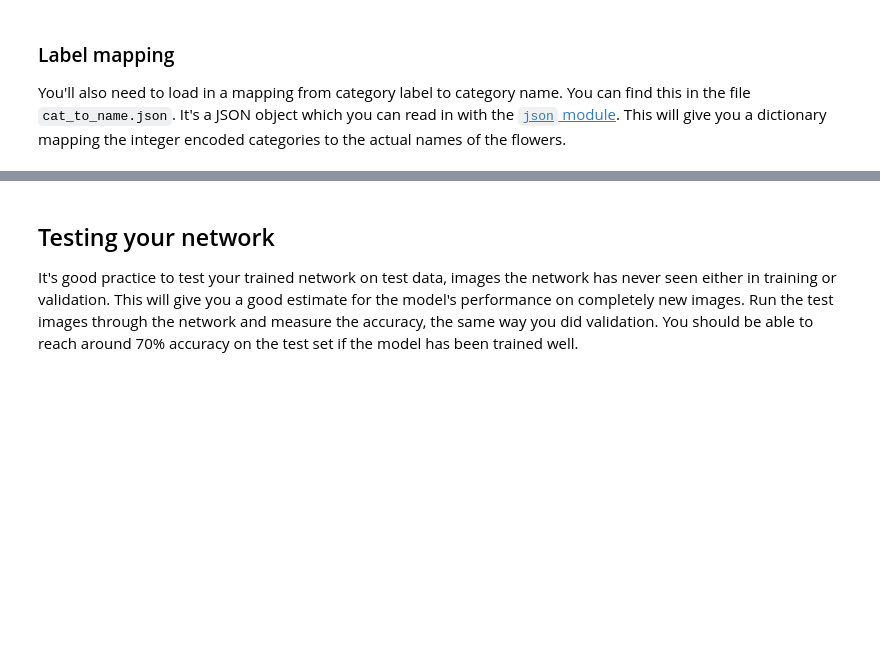
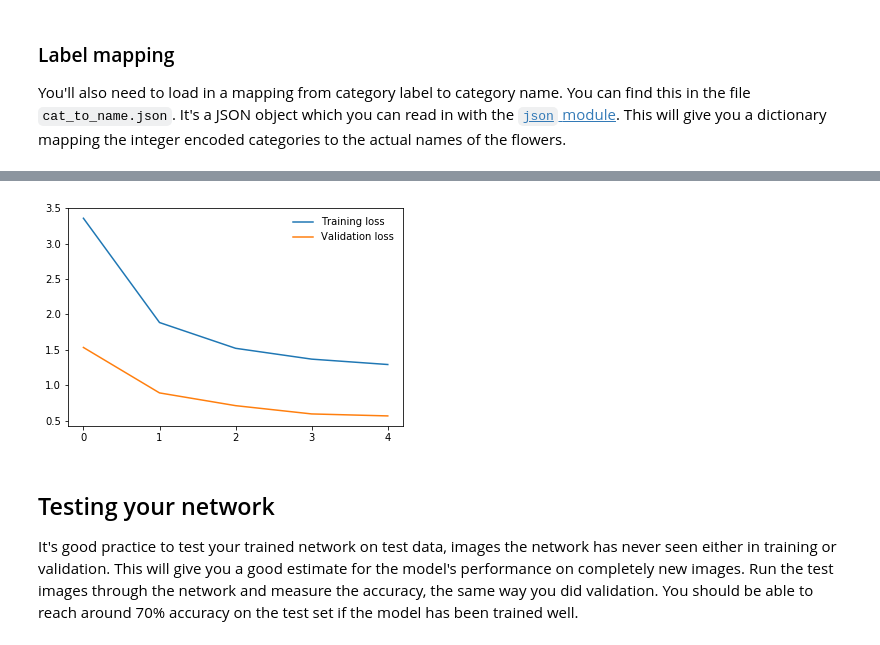
Before and after one commit to k-bosko/Image-Classifier, a Jupyter notebook: p2_deep_learning/Image Classifier Project.ipynb, the cells around one changed output, grey strips where cells are left out. Drawn from its saved outputs; the diff is of its cells as text; code cells hidden in the pictures; blank space fills up the shorter version.

```diff
--- a/p2_deep_learning/Image Classifier Project.ipynb
+++ b/p2_deep_learning/Image Classifier Project.ipynb
@@ -86,7 +88,7 @@ You'll also need to load in a mapping from category label to category name. You
 # %%
 import json
 
-with open('cat_to_name.json', 'r') as f:
+with open('assets/cat_to_name.json', 'r') as f:
     cat_to_name = json.load(f)
 # %% [markdown]
 # Building and training the classifier
@@ -238,29 +296,9 @@ def validation(model, validloader, criterion):
         print("Time per test step: {}".format(time.time() - since_test_step))
 
     return valid_loss, accuracy
-# %%
-# TODO: Build and train your network
-with active_session():
-    device = torch.device("cuda" if torch.cuda.is_available() else "cpu")
-
-    model = models.vgg16(pretrained=True)
-    model.class_to_idx = train.class_to_idx
-
-    #turn off gradients for the model
-    for param in model.parameters():
-        param.requires_grad = False
-
-    input_size = 25088
-    output_size = 102
-    hidden_sizes = [256, 128]
-
-    #define our new classifier
-    model.classifier = Network(input_size, output_size, hidden_sizes)
-
-    criterion = nn.NLLLoss()
-
-    #train classifier parameters
-    learning_rate = 0.003
-    optimizer = optim.Adam(model.classifier.parameters(), lr=learning_rate)
-
-    model, optimizer, iterations, train_losses, valid_losses = train_model(model, criterion, optimizer, num_epochs=12, model_path='checkpoint_vgg16_3epochs.pth')
+# %%
+# TODO: Build and train your network
+# to contrinue training specify checkpoint location, e.g. model_path='checkpoints/checkpoint_resnet18_5epochs.pth'
+# but run load_checkpoint function first
+with active_session():
+     model, checkpoint, model_name, iterations, train_losses, valid_losses = train_model(model_name='resnet18', num_epochs=5, hidden_sizes=[256], learning_rate=0.003)
@@ -267,8 +323,11 @@ with active_session():
 # %%
-# plot the training loss and validation loss to check for overfitting
+# plot the training loss and validation loss
 plt.plot(train_losses, label='Training loss')
 plt.plot(valid_losses, label='Validation loss')
-plt.legend(frameon=False);
+plt.legend(frameon=False)
+plt.xticks(range(0, len(train_losses)));
+# %% [output]
+[figure, added]
 # %% [markdown]
 ## Testing your network
 
```
Also changed, not shown: parts of 20 cells of this notebook, 13 other files.
